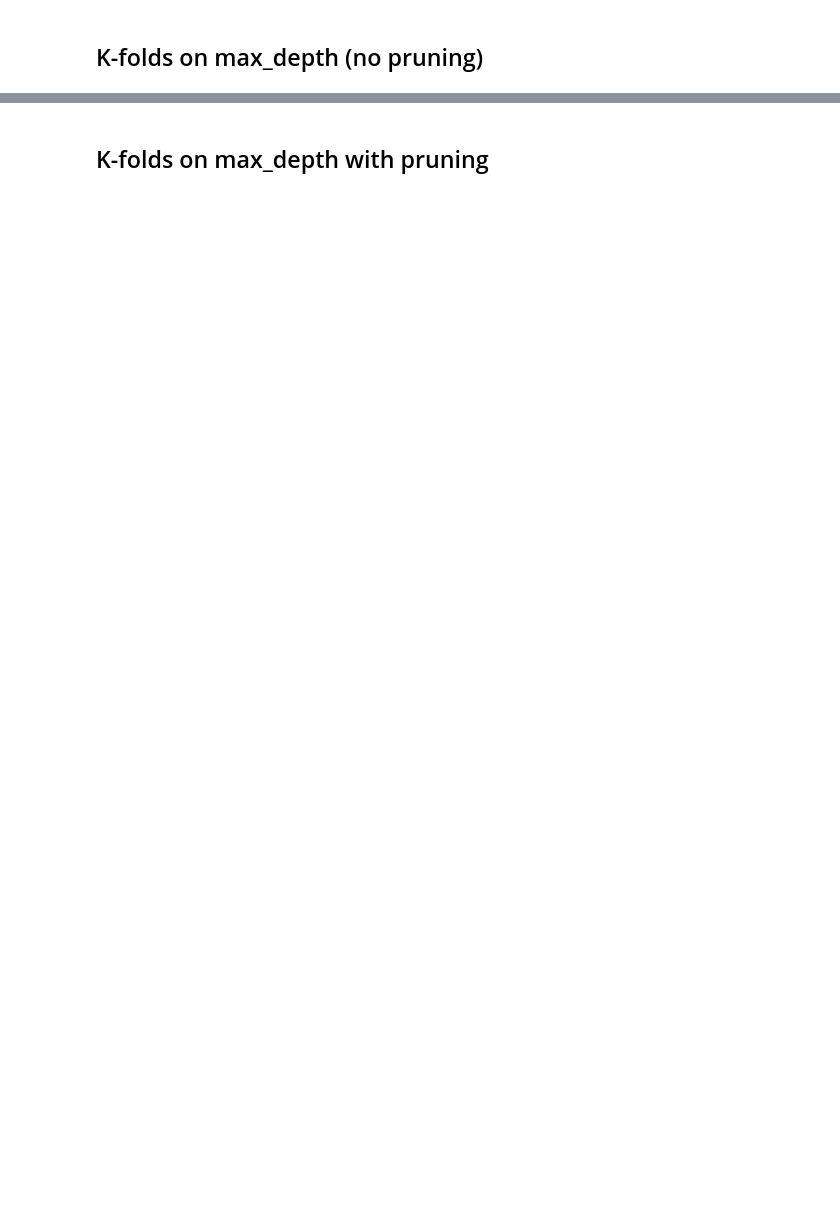
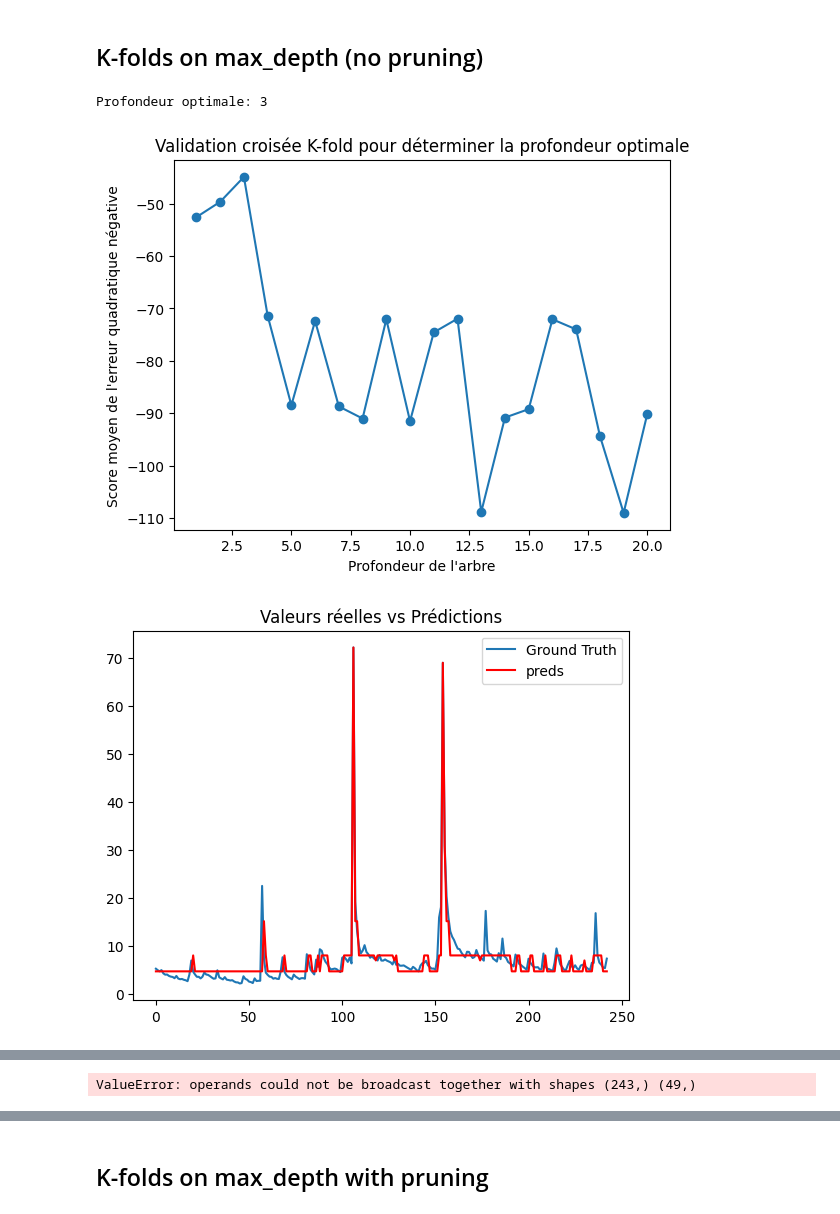
Before and after one commit to vdorseuil/ML_forecast, a Jupyter notebook: cart.ipynb, the cells around one changed output, grey strips where cells are left out. Drawn from its saved outputs; the diff is of its cells as text; code cells hidden in the pictures; blank space fills up the shorter version.

```diff
--- a/cart.ipynb
+++ b/cart.ipynb
@@ -22,14 +22,11 @@ np.random.seed(0)
 x_tl = data["x_timed_lagged"].reset_index(drop=True).shift(1)
 x_germany = data["x_germany"].reset_index(drop=True)
 x_austria = data["x_austria"].reset_index(drop=True)
-y_germany = data["y_germany"].reset_index(drop=True)
-y_austria = data["y_austria"].reset_index(drop=True)
+y_germany = data["y_germany"][1:].reset_index(drop=True)
+y_austria = data["y_austria"][1:].reset_index(drop=True)
+
+x_germany = pd.concat([x_germany, x_tl[["GERMANY_MARGINAL_CAPACITY_PRICE_[(EUR/MW)/h]"]]], axis=1)[1:].reset_index(drop=True).drop(columns=["DATE_FROM"])
+x_austria = pd.concat([x_austria, x_tl[["GERMANY_MARGINAL_CAPACITY_PRICE_[(EUR/MW)/h]"]]], axis=1)[1:].reset_index(drop=True).drop(columns=["DATE_FROM"])
-# %%
-X_ger = pd.concat([x_germany, x_tl], axis=1).dropna().drop(columns=["DATE_FROM"]).reset_index(drop=True) #drop the first row of the df due to .shift(1)
-X_aust = pd.concat([x_austria, x_tl], axis=1).dropna().drop(columns=["DATE_FROM"]).reset_index(drop=True)
-
-y_ger = y_germany.iloc[1:].reset_index(drop=True)
-y_aus = y_austria.iloc[1:].reset_index(drop=True)
 # %% [markdown]
 ## Experiments
 # %%
@@ -73,37 +75,41 @@ plt.show()
 ## K-folds on max_depth (no pruning)
 # %%
 # Without train test split
-X, y = X_ger, y_ger
+X, y = x_germany, y_germany
 
 
-kf = KFold(n_splits=5, shuffle=True, random_state=0)
+# kf = KFold(n_splits=5, shuffle=True, random_state=0)
 depths = range(1, 21)
 mean_scores = []
 
 for depth in depths:
     regressor = DecisionTreeRegressor(max_depth=depth)
-    scores = cross_val_score(regressor, X, y, cv=kf,  scoring='neg_mean_squared_error')
+    scores = cross_val_score(regressor, X, y, scoring='neg_mean_squared_error')
     mean_scores.append(np.mean(scores))
 
 optimal_depth = depths[np.argmax(mean_scores)]
 print(f'Profondeur optimale: {optimal_depth}')
 
 plt.plot(depths, mean_scores, marker='o')
 plt.xlabel('Profondeur de l\'arbre')
 plt.ylabel('Score moyen de l\'erreur quadratique négative')
 plt.title('Validation croisée K-fold pour déterminer la profondeur optimale')
 plt.show()
 
 regressor = DecisionTreeRegressor(max_depth=optimal_depth)
 regressor.fit(X, y)
 y_pred = regressor.predict(X)
 
 
 plt.plot(y.reset_index(drop=True), label='Ground Truth')
 plt.plot(y_pred, color='red', label='preds')
 plt.title('Valeurs réelles vs Prédictions')
 plt.legend()
 plt.show()
 
 plot_tree(regressor, filled=True, rounded=True)
 plt.show()
+# %% [output]
+Profondeur optimale: 3
+[figure, added]
+[figure, added]
@@ -109,0 +117,5 @@ plt.show()
+# %%
+from eval import MAE
+MAE(y_pred,y_germany)
+# %% [output]
+ValueError: operands could not be broadcast together with shapes (243,) (49,)
```
Also changed, not shown: parts of 28 cells of this notebook, 27 other files.
